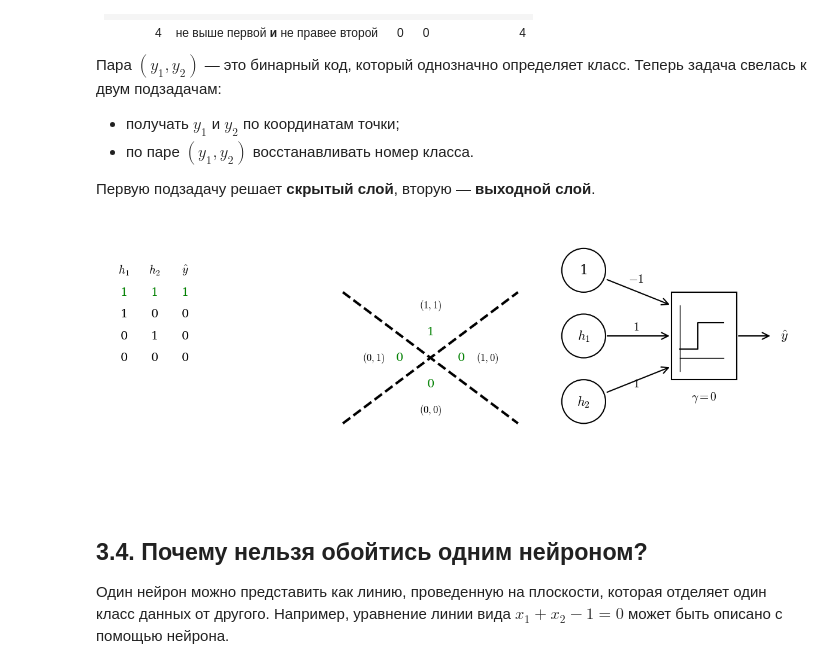
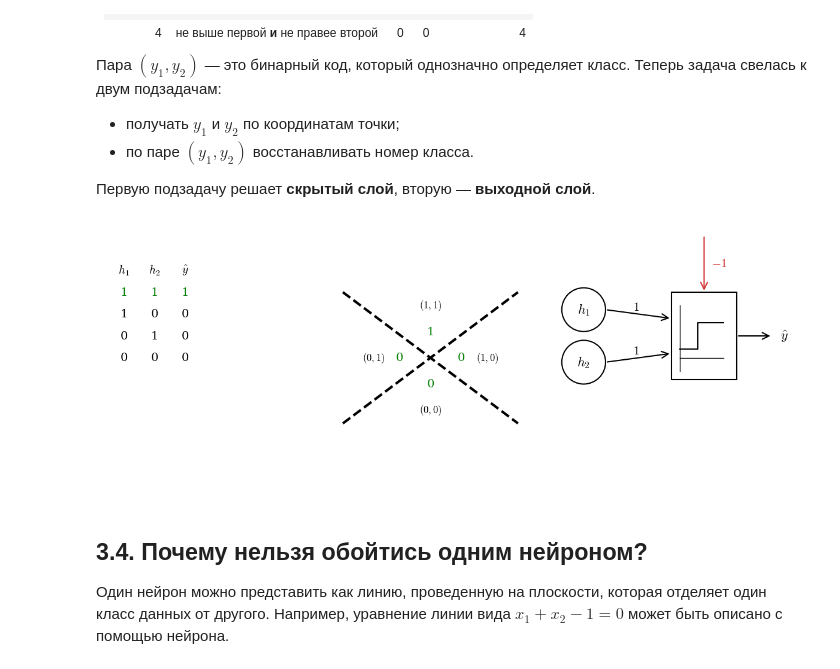
Before and after one commit to CodeHunterOfficial/ArabovMKDeep, a Jupyter notebook: DL-2026/Lecture_1/Lecture_1_Introduction_to_Neural_Networks.ipynb, the cells around one changed output. Saved outputs shown, nothing was run; the diff lists cells and outputs as text; code cells hidden in the pictures.

```diff
--- a/DL-2026/Lecture_1/Lecture_1_Introduction_to_Neural_Networks.ipynb
+++ b/DL-2026/Lecture_1/Lecture_1_Introduction_to_Neural_Networks.ipynb
@@ -1081,34 +1081,33 @@ import matplotlib.patches as patches
 plt.rcParams['mathtext.fontset'] = 'cm'
 plt.rcParams['font.family'] = 'serif'
 
-# Настройка фигуры (широкая, чтобы вместить три части)
+# Настройка фигуры
 fig, ax = plt.subplots(figsize=(12, 5))
 ax.set_xlim(0, 16)
 ax.set_ylim(0, 6)
 ax.axis('off')
 
+color_bias = '#D32F2F'
+
 # ==========================================
 # 1. ЛЕВАЯ ЧАСТЬ: ТАБЛИЦА ИСТИННОСТИ
 # ==========================================
-# Заголовки
 ax.text(0.5, 5.0, r'$h_1$', ha='center', va='center', fontsize=14)
 ax.text(1.2, 5.0, r'$h_2$', ha='center', va='center', fontsize=14)
 ax.text(1.9, 5.0, r'$\hat{y}$', ha='center', va='center', fontsize=14)
 
-# Строки таблицы (первая строка зеленая)
-# Строка 1
 ax.text(0.5, 4.5, '1', ha='center', va='center', fontsize=14, color='green')
 ax.text(1.2, 4.5, '1', ha='center', va='center', fontsize=14, color='green')
 ax.text(1.9, 4.5, '1', ha='center', va='center', fontsize=14, color='green')
-# Строка 2
+
 ax.text(0.5, 4.0, '1', ha='center', va='center', fontsize=14)
 ax.text(1.2, 4.0, '0', ha='center', va='center', fontsize=14)
 ax.text(1.9, 4.0, '0', ha='center', va='center', fontsize=14)
-# Строка 3
+
 ax.text(0.5, 3.5, '0', ha='center', va='center', fontsize=14)
 ax.text(1.2, 3.5, '1', ha='center', va='center', fontsize=14)
 ax.text(1.9, 3.5, '0', ha='center', va='center', fontsize=14)
-# Строка 4
+
 ax.text(0.5, 3.0, '0', ha='center', va='center', fontsize=14)
 ax.text(1.2, 3.0, '0', ha='center', va='center', fontsize=14)
 ax.text(1.9, 3.0, '0', ha='center', va='center', fontsize=14)
@@ -1116,83 +1115,72 @@ ax.text(1.9, 3.0, '0', ha='center', va='center', fontsize=14)
 # ==========================================
 # 2. ЦЕНТРАЛЬНАЯ ЧАСТЬ: ГРАФИК XOR
 # ==========================================
-# Рисуем пунктирный крест
-ax.plot([5.5, 9.5], [1.5, 4.5], 'k--', lw=3) # Диагональ 1
-ax.plot([5.5, 9.5], [4.5, 1.5], 'k--', lw=3) # Диагональ 2
+ax.plot([5.5, 9.5], [1.5, 4.5], 'k--', lw=3)
+ax.plot([5.5, 9.5], [4.5, 1.5], 'k--', lw=3)
 
-# Текст в квадрантах (координаты и классы)
-# Верхний квадрант
 ax.text(7.5, 4.2, r'$(1,1)$', ha='center', va='center', fontsize=12)
 ax.text(7.5, 3.6, '1', ha='center', va='center', fontsize=14, color='green')
 
-# Левый квадрант
 ax.text(6.2, 3.0, r'$(0,1)$', ha='center', va='center', fontsize=12)
 ax.text(6.8, 3.0, '0', ha='center', va='center', fontsize=14, color='green')
 
-# Правый квадрант
 ax.text(8.8, 3.0, r'$(1,0)$', ha='center', va='center', fontsize=12)
 ax.text(8.2, 3.0, '0', ha='center', va='center', fontsize=14, color='green')
 
-# Нижний квадрант
 ax.text(7.5, 1.8, r'$(0,0)$', ha='center', va='center', fontsize=12)
 ax.text(7.5, 2.4, '0', ha='center', va='center', fontsize=14, color='green')
 
 # ==========================================
 # 3. ПРАВАЯ ЧАСТЬ: НЕЙРОННАЯ СЕТЬ
 # ==========================================
-# Круги
 radius = 0.5
 lw = 1.5
-# 1 (bias)
-ax.add_patch(patches.Circle((11, 5), radius, fill=True, facecolor='white', edgecolor='black', linewidth=lw, zorder=2))
-# h1
-ax.add_patch(patches.Circle((11, 3.5), radius, fill=True, facecolor='white', edgecolor='black', linewidth=lw, zorder=2))
-# h2
-ax.add_patch(patches.Circle((11, 2), radius, fill=True, facecolor='white', edgecolor='black', linewidth=lw, zorder=2))
 
-# Прямоугольник (выходной нейрон)
+# Кружки h1 и h2 (идеально симметричны относительно центра 3.5)
+ax.add_patch(patches.Circle((11, 4.1), radius, fill=True, facecolor='white', edgecolor='black', linewidth=lw, zorder=2))
+ax.add_patch(patches.Circle((11, 2.9), radius, fill=True, facecolor='white', edgecolor='black', linewidth=lw, zorder=2))
+
+# Прямоугольник
 ax.add_patch(patches.Rectangle((13, 2.5), 1.5, 2.0, fill=True, facecolor='white', edgecolor='black', linewidth=lw, zorder=2))
 
 # Текст внутри кругов
-ax.text(11, 5, '1', ha='center', va='center', fontsize=16, zorder=3)
-ax.text(11, 3.5, r'$h_1$', ha='center', va='center', fontsize=16, zorder=3)
-ax.text(11, 2, r'$h_2$', ha='center', va='center', fontsize=16, zorder=3)
+ax.text(11, 4.1, r'$h_1$', ha='center', va='center', fontsize=16, zorder=3)
+ax.text(11, 2.9, r'$h_2$', ha='center', va='center', fontsize=16, zorder=3)
 
-# Функция активации внутри прямоугольника (ступенька)
-# Оси
+# Функция активации
 ax.plot([13.2, 14.2], [3.0, 3.0], 'k-', lw=1, zorder=3)
 ax.plot([13.2, 13.2], [2.7, 4.2], 'k-', lw=1, zorder=3)
-# Ступенька
 ax.plot([13.2, 13.6, 13.6, 14.2], [3.2, 3.2, 3.8, 3.8], 'k-', lw=1.5, zorder=3)
 
 # Стрелки
 arrow_props = dict(arrowstyle='->', lw=lw, color='black', mutation_scale=20)
-# От 1
-ax.annotate('', xy=(13, 4.2), xytext=(11.5, 4.8), arrowprops=arrow_props, zorder=1)
-# От h1
-ax.annotate('', xy=(13, 3.5), xytext=(11.5, 3.5), arrowprops=arrow_props, zorder=1)
-# От h2
-ax.annotate('', xy=(13, 2.8), xytext=(11.5, 2.2), arrowprops=arrow_props, zorder=1)
+
+# От h1 (почти горизонтальная)
+ax.annotate('', xy=(13, 3.9), xytext=(11.5, 4.1), arrowprops=arrow_props, zorder=1)
+# От h2 (почти горизонтальная)
+ax.annotate('', xy=(13, 3.1), xytext=(11.5, 2.9), arrowprops=arrow_props, zorder=1)
+
+# Базис
+ax.annotate('', xy=(13.75, 4.5), xytext=(13.75, 5.8),
+            arrowprops=dict(arrowstyle='->', lw=lw, color=color_bias, mutation_scale=20), zorder=1)
+
 # Выходная
 ax.annotate('', xy=(15.3, 3.5), xytext=(14.5, 3.5), arrowprops=arrow_props, zorder=1)
 
-# Подписи весов (ТОЛЬКО $...$)
-ax.text(12.2, 4.8, r'$-1$', ha='center', va='center', fontsize=14)
-ax.text(12.2, 3.7, r'$1$', ha='center', va='center', fontsize=14)
-ax.text(12.2, 2.4, r'$1$', ha='center', va='center', fontsize=14)
+# Подписи весов
+ax.text(12.2, 4.15, r'$1$', ha='center', va='center', fontsize=14)
+ax.text(12.2, 3.15, r'$1$', ha='center', va='center', fontsize=14)
+
+ax.text(14.1, 5.15, r'$-1$', ha='center', va='center', fontsize=14, color=color_bias)
 
 # Выходная переменная
 ax.text(15.5, 3.5, r'$\hat{y}$', ha='left', va='center', fontsize=16)
 
-# Подпись под прямоугольником (ТОЛЬКО $...$)
-ax.text(13.75, 2.1, r'$\gamma = 0$', ha='center', va='center', fontsize=14)
-
-
 ax.set_aspect('equal')
 plt.tight_layout()
 plt.show()
 # %% [output]
-[figure, old version]
+[figure, new version]
 # %% [markdown]
 
 ## 3.4. Почему нельзя обойтись одним нейроном?
```
Also changed, not shown: parts of 3 cells of this notebook.
